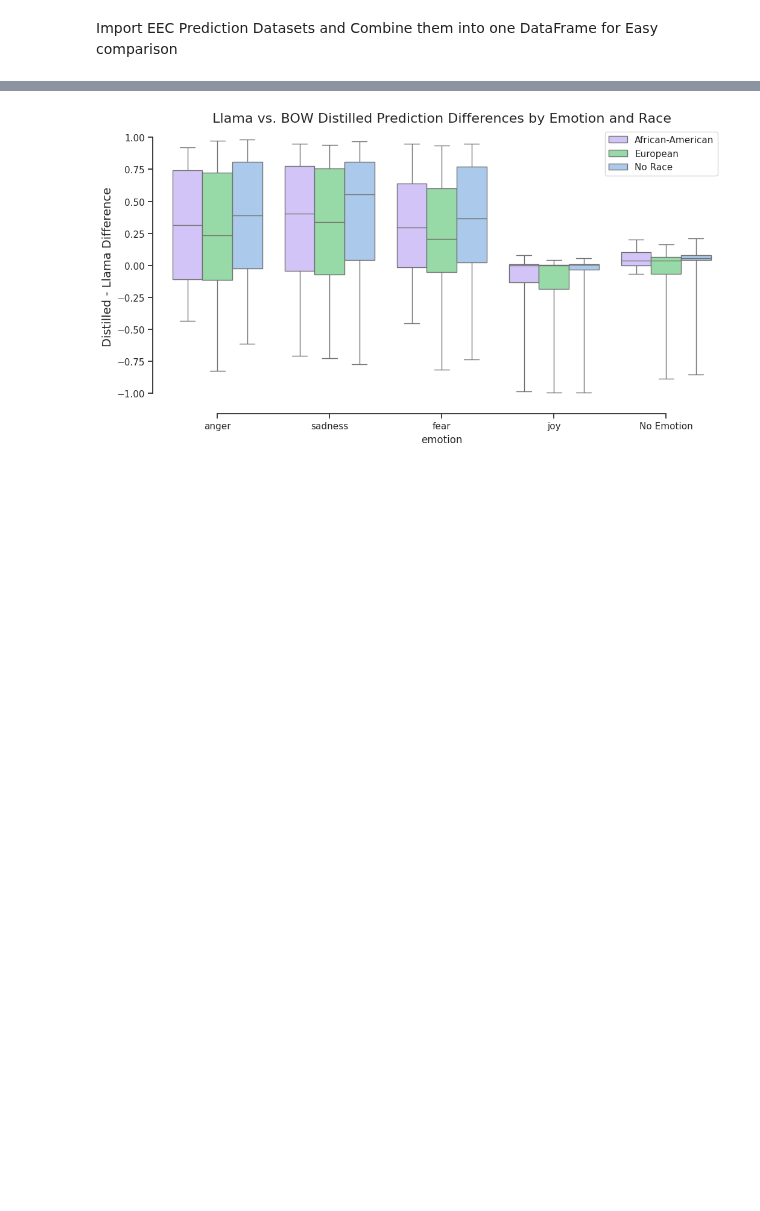
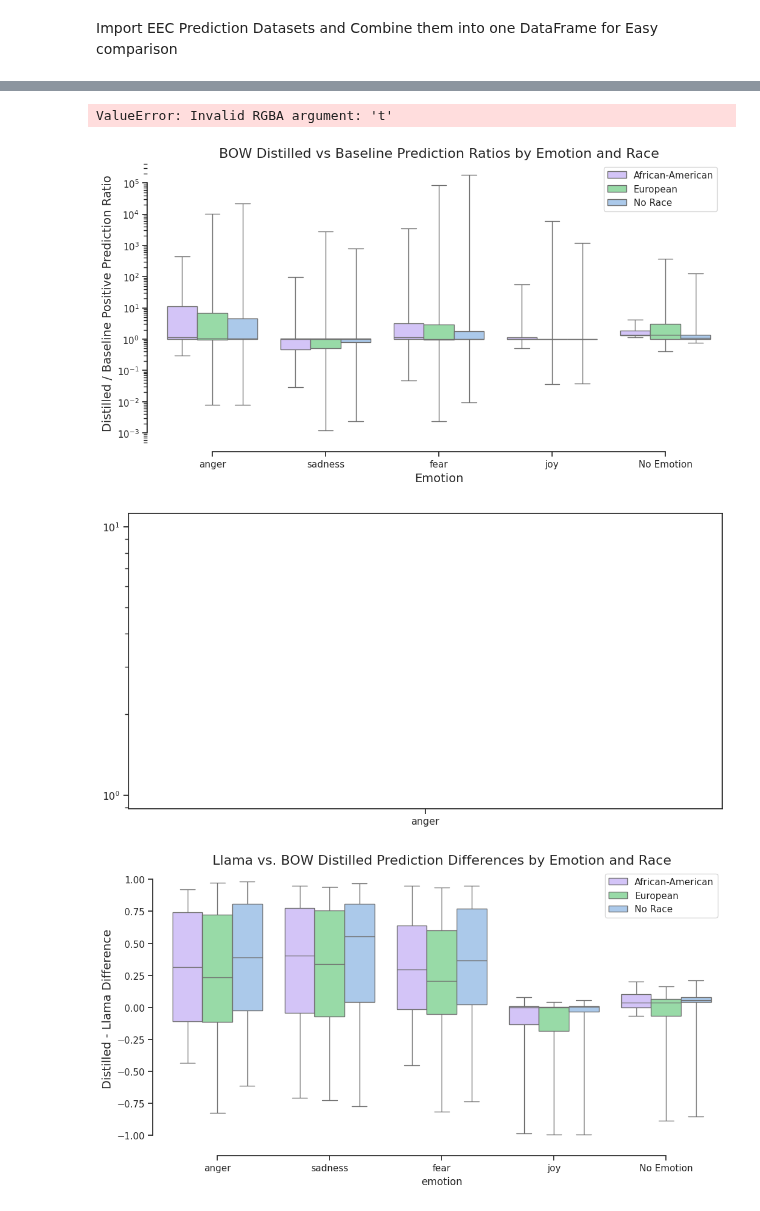
Before and after one commit to CharlesC03/NLP_Final_Project, a Jupyter notebook: analysis/teacher_analysis.ipynb, the cells around one changed output, grey strips where cells are left out. Saved outputs shown, nothing was run; the diff lists cells and outputs as text; code cells hidden in the pictures; blank space fills up the shorter version.

```diff
--- a/analysis/teacher_analysis.ipynb
+++ b/analysis/teacher_analysis.ipynb
@@ -447,3 +469,54 @@ ds_model_cols.head(5)
+# %%
+# Get differences between llama and bow distilled
+ds['bow_distil_ratio'] = (ds['bow_distilled'] / ds['bow_baseline'])
+
+fig, ax = plt.subplots(figsize=(12, 6))
+
+ax.set_yscale('log')
+
+sns.boxplot(
+    x="emotion", y="bow_distil_ratio",
+    hue="race", palette=["m", "g", 'b'],
+    data=ds,
+    whis=(0, 100),
+    ax=ax
+)
+
+sns.despine(offset=10, trim=True)
+
+ax.legend()#loc='upper right')
+
+ax.set_title("BOW Distilled vs Baseline Prediction Ratios by Emotion and Race", fontsize=16)
+ax.set_ylabel("Distilled / Baseline Positive Prediction Ratio", fontsize=14)
+ax.set_xlabel("Emotion", fontsize=14)
+
+fig, ax = plt.subplots(figsize=(12, 6))
+
+ax.set_yscale('log')
+
+sns.boxplot(
+    x="emotion", y="bow_distil_ratio",
+    hue="gender", palette=["t", "o"],
+    data=ds,
+    whis=(0, 100),
+    ax=ax
+)
+
+sns.despine(offset=10, trim=True)
+
+ax.legend()#loc='upper right')
+
+ax.set_title("BOW Distilled vs Baseline Prediction Ratios by Emotion and Gender", fontsize=16)
+ax.set_ylabel("Distilled / Baseline Positive Prediction Ratio", fontsize=14)
+ax.set_xlabel("Gender", fontsize=14)
+
+# fig.savefig("graphs/bow_distilled_vs_baseline_ratios_by_emotion_and_race.png", dpi=300)
+
+plt.show()
+# %% [output]
+ValueError: Invalid RGBA argument: 't'
+[figure, added]
+[figure, added]
 # %%
 # Get differences between llama and bow distilled
 ds['llama_bow_diff'] = (ds['bow_distilled'] - ds['llama'])
```
Also changed, not shown: parts of 8 cells of this notebook, 3 other files.
